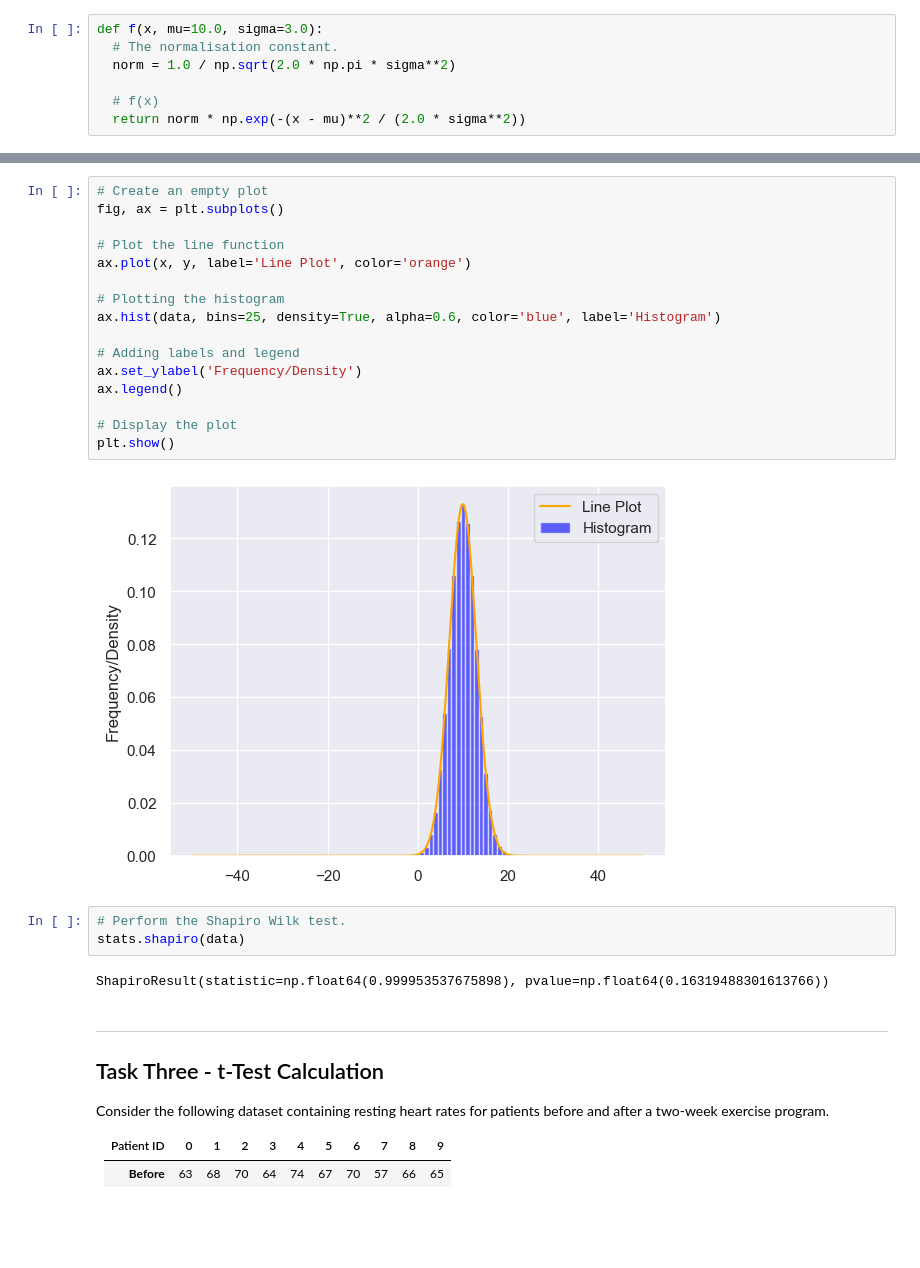
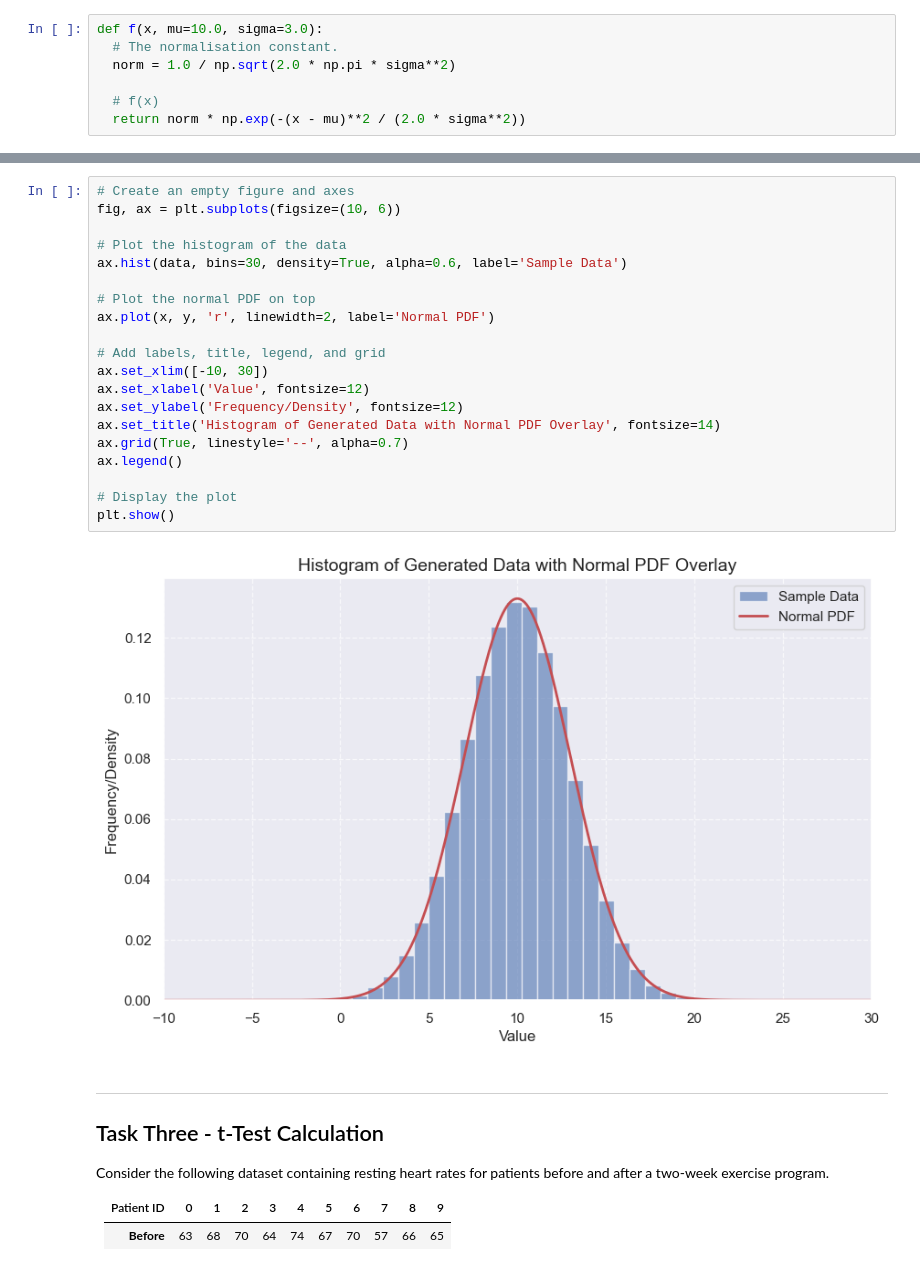
Before and after one commit to damienfarrell/applied-statistics, a Jupyter notebook: tasks.ipynb, the cells around one changed output, grey strips where cells are left out. Cells and saved outputs as stored; diff of their text form; blank space fills up the shorter version.

```diff
--- a/tasks.ipynb
+++ b/tasks.ipynb
@@ -178,26 +165,25 @@ plt.show()
 # %%
-# Create an empty plot
-fig, ax = plt.subplots()
+# Create an empty figure and axes
+fig, ax = plt.subplots(figsize=(10, 6))
 
-# Plot the line function
-ax.plot(x, y, label='Line Plot', color='orange')
+# Plot the histogram of the data
+ax.hist(data, bins=30, density=True, alpha=0.6, label='Sample Data')
 
-# Plotting the histogram
-ax.hist(data, bins=25, density=True, alpha=0.6, color='blue', label='Histogram')
+# Plot the normal PDF on top
+ax.plot(x, y, 'r', linewidth=2, label='Normal PDF')
 
-# Adding labels and legend
-ax.set_ylabel('Frequency/Density')
+# Add labels, title, legend, and grid
+ax.set_xlim([-10, 30])
+ax.set_xlabel('Value', fontsize=12)
+ax.set_ylabel('Frequency/Density', fontsize=12)
+ax.set_title('Histogram of Generated Data with Normal PDF Overlay', fontsize=14)
+ax.grid(True, linestyle='--', alpha=0.7)
 ax.legend()
 
 # Display the plot
 plt.show()
 # %% [output]
-[figure, old version]
+[figure, new version]
-# %%
-# Perform the Shapiro Wilk test.
-stats.shapiro(data)
-# %% [output]
-ShapiroResult(statistic=np.float64(0.999953537675898), pvalue=np.float64(0.16319488301613766))
 # %% [markdown]
 ---
 
```
Also changed, not shown: parts of 8 cells of this notebook.
